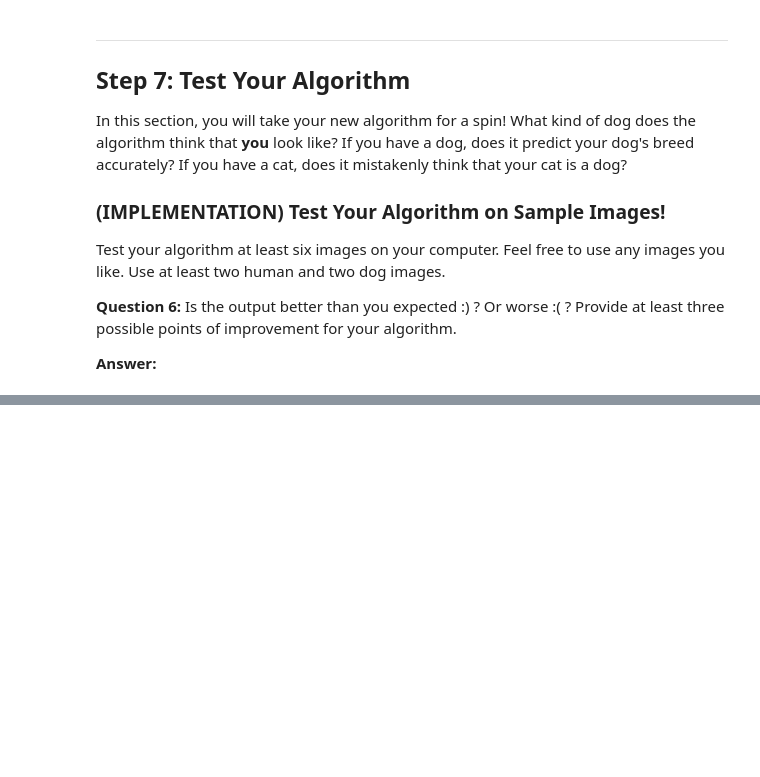
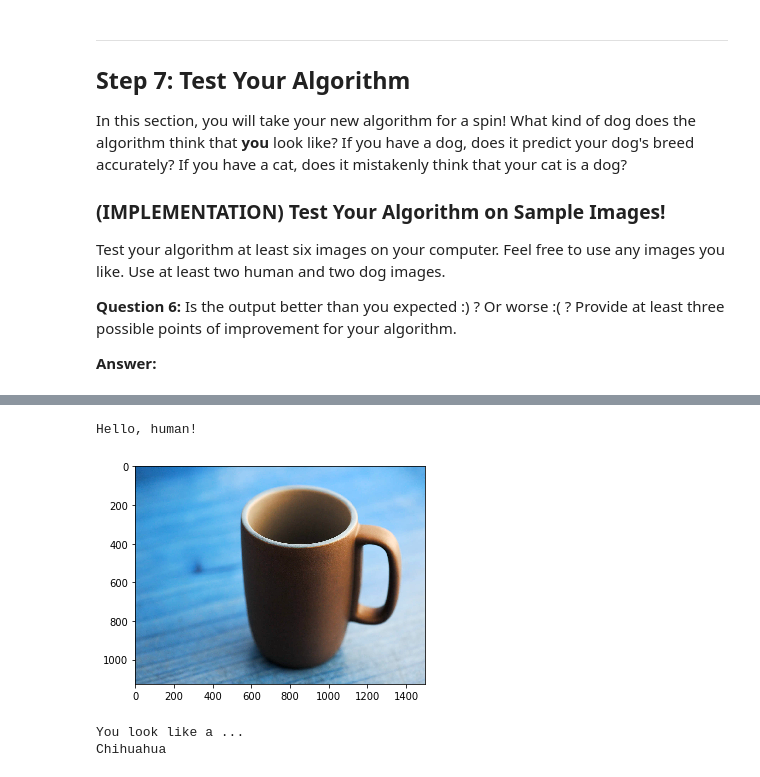
Before and after one commit to jswong65/AIND-CNN, a Jupyter notebook: dog_app.ipynb, the cells around one changed output, grey strips where cells are left out. Cells and saved outputs as stored; diff of their text form; code cells hidden in the pictures; blank space fills up the shorter version.

```diff
--- a/dog_app.ipynb
+++ b/dog_app.ipynb
@@ -804,0 +858,7 @@ __Answer:__
+# %%
+image_detector('images/Mug.jpg', face_detector, dog_detector)
+# %% [output]
+Hello, human!
+[figure, added]
+You look like a ...
+Chihuahua
```
Also changed, not shown: parts of 29 cells of this notebook, 9 other files.
